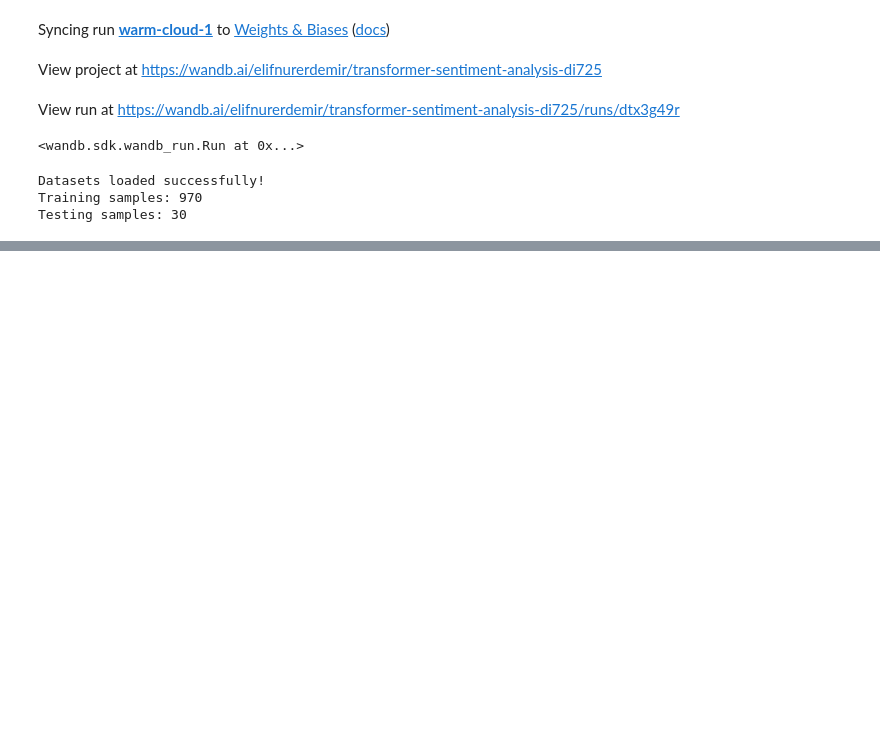
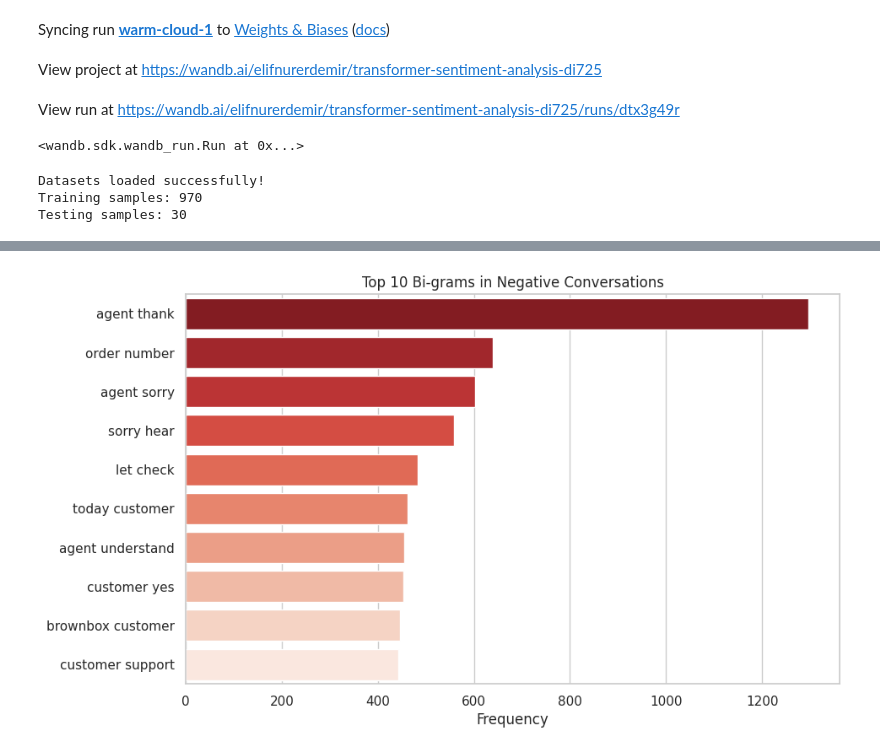
Before and after one commit to elifnurerdemir/Transformer-Customer-Service-Sentiment-Analysis, a Jupyter notebook: DI725_HW1.ipynb, the cells around one changed output, grey strips where cells are left out. Cells and saved outputs as stored; diff of their text form; code cells hidden in the pictures; blank space fills up the shorter version.

```diff
--- a/DI725_HW1.ipynb
+++ b/DI725_HW1.ipynb
@@ -51,0 +145,20 @@ Testing samples: 30
+# %%
+def get_top_ngrams(corpus, n=2, top_k=10):
+    vec = CountVectorizer(ngram_range=(n, n), stop_words='english').fit(corpus)
+    bag_of_words = vec.transform(corpus)
+    sum_words = bag_of_words.sum(axis=0)
+    words_freq = [(word, sum_words[0, idx]) for word, idx in vec.vocabulary_.items()]
+    return sorted(words_freq, key=lambda x: x[1], reverse=True)[:top_k]
+
+# Focus on Negative Sentiment patterns
+neg_conversations = df[df['customer_sentiment'] == 'negative']['conversation']
+top_bigrams = get_top_ngrams(neg_conversations, n=2)
+words, counts = zip(*top_bigrams)
+
+plt.figure(figsize=(10, 6))
+sns.barplot(x=list(counts), y=list(words), palette='Reds_r')
+plt.title('Top 10 Bi-grams in Negative Conversations')
+plt.xlabel('Frequency')
+plt.show()
+# %% [output]
+[figure, added]
```
Also changed, not shown: parts of 7 cells of this notebook.
